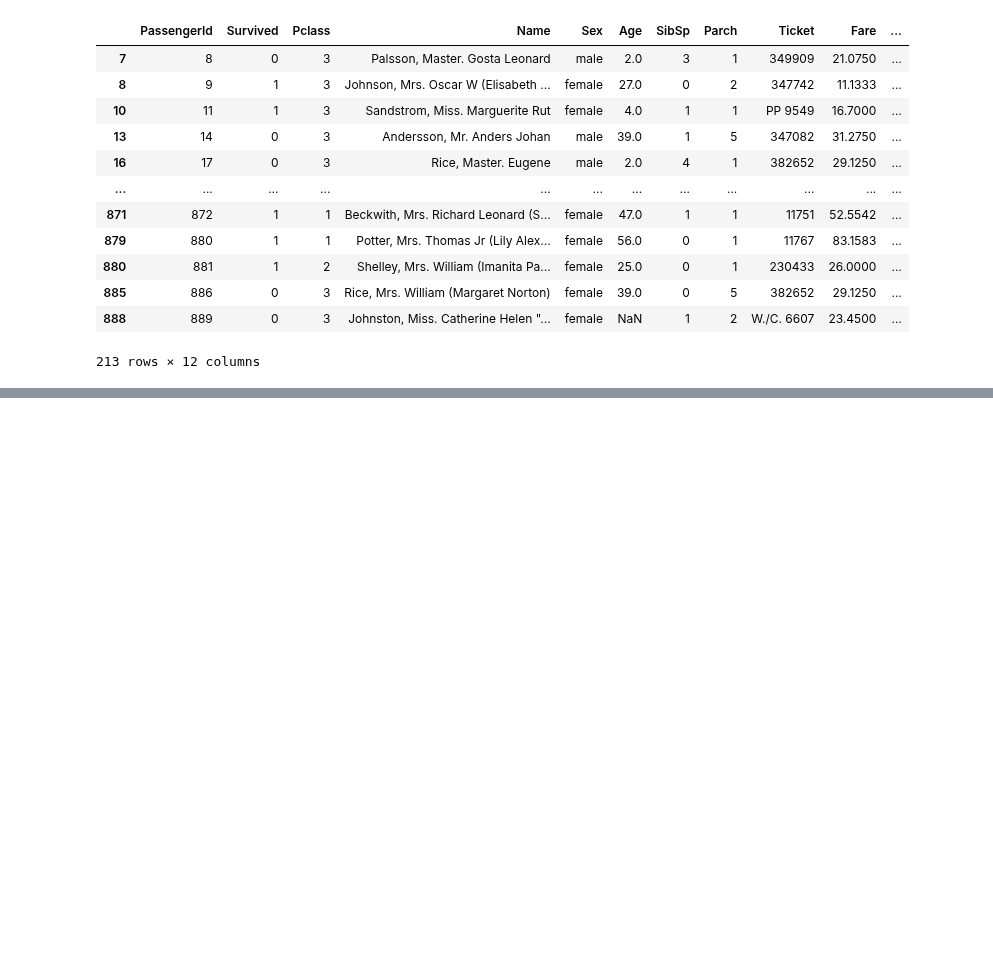
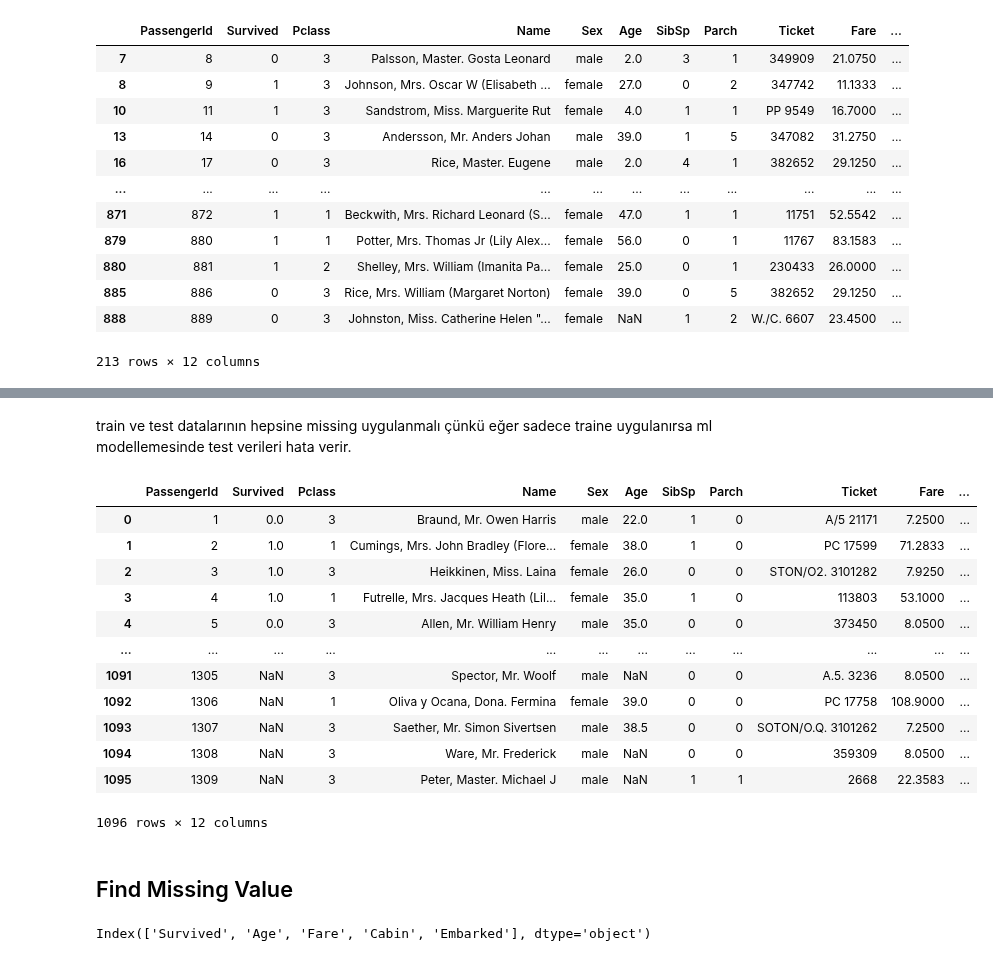
Before and after one commit to akalinirem/machine_learning, a Jupyter notebook: pages/titanic_project/titanic_project.ipynb, the cells around one changed output, grey strips where cells are left out. Saved outputs shown, nothing was run; the diff lists cells and outputs as text; code cells hidden in the pictures; blank space fills up the shorter version.

```diff
--- a/pages/titanic_project/titanic_project.ipynb
+++ b/pages/titanic_project/titanic_project.ipynb
@@ -372,3 +378,6 @@ train_df.loc[detect_outliers(train_df,["Age","SibSp","Parch","Fare"])]
 | 885 | 886 | 0 | 3 | Rice, Mrs. William (Margaret Norton) | female | 39.0 | 0 | 5 | 382652 | 29.1250 | ... |
 | 888 | 889 | 0 | 3 | Johnston, Miss. Catherine Helen "... | female | NaN | 1 | 2 | W./C. 6607 | 23.4500 | ... |
 213 rows × 12 columns
+# %%
+# drop outliers
+train_df = train_df.drop(detect_outliers(train_df,["Age","SibSp","Parch","Fare"]),axis = 0).reset_index(drop = True)
@@ -374,0 +392,29 @@ train_df.loc[detect_outliers(train_df,["Age","SibSp","Parch","Fare"])]
+# %% [markdown]
+train ve test datalarının hepsine missing uygulanmalı çünkü eğer sadece traine uygulanırsa ml modellemesinde test verileri hata verir.
+# %%
+train_df_len = len(train_df)
+train_df = pd.concat([train_df,test_df],axis=0).reset_index(drop = True) # yukarıdan aşağıya birleştir
+# %%
+train_df
+# %% [output]
+|  | PassengerId | Survived | Pclass | Name | Sex | Age | SibSp | Parch | Ticket | Fare | ... |
+| 0 | 1 | 0.0 | 3 | Braund, Mr. Owen Harris | male | 22.0 | 1 | 0 | A/5 21171 | 7.2500 | ... |
+| 1 | 2 | 1.0 | 1 | Cumings, Mrs. John Bradley (Flore... | female | 38.0 | 1 | 0 | PC 17599 | 71.2833 | ... |
+| 2 | 3 | 1.0 | 3 | Heikkinen, Miss. Laina | female | 26.0 | 0 | 0 | STON/O2. 3101282 | 7.9250 | ... |
+| 3 | 4 | 1.0 | 1 | Futrelle, Mrs. Jacques Heath (Lil... | female | 35.0 | 1 | 0 | 113803 | 53.1000 | ... |
+| 4 | 5 | 0.0 | 3 | Allen, Mr. William Henry | male | 35.0 | 0 | 0 | 373450 | 8.0500 | ... |
+| ... | ... | ... | ... | ... | ... | ... | ... | ... | ... | ... | ... |
+| 1091 | 1305 | NaN | 3 | Spector, Mr. Woolf | male | NaN | 0 | 0 | A.5. 3236 | 8.0500 | ... |
+| 1092 | 1306 | NaN | 1 | Oliva y Ocana, Dona. Fermina | female | 39.0 | 0 | 0 | PC 17758 | 108.9000 | ... |
+| 1093 | 1307 | NaN | 3 | Saether, Mr. Simon Sivertsen | male | 38.5 | 0 | 0 | SOTON/O.Q. 3101262 | 7.2500 | ... |
+| 1094 | 1308 | NaN | 3 | Ware, Mr. Frederick | male | NaN | 0 | 0 | 359309 | 8.0500 | ... |
+| 1095 | 1309 | NaN | 3 | Peter, Master. Michael J | male | NaN | 1 | 1 | 2668 | 22.3583 | ... |
+1096 rows × 12 columns
+# %% [markdown]
+<a id= '9'></a>
+
+## Find Missing Value
+# %%
+train_df.columns[train_df.isnull().any()] # hangi feature içinde nan veri var
+# %% [output]
+Index(['Survived', 'Age', 'Fare', 'Cabin', 'Embarked'], dtype='object')
```
Also changed, not shown: parts of 5 cells of this notebook.
